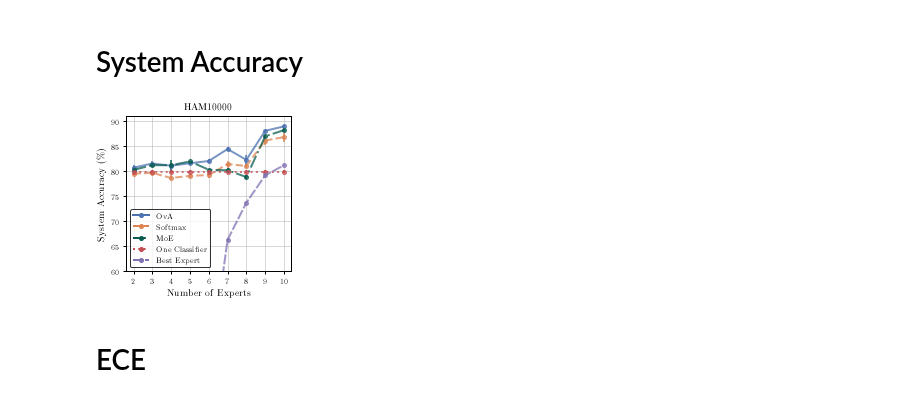
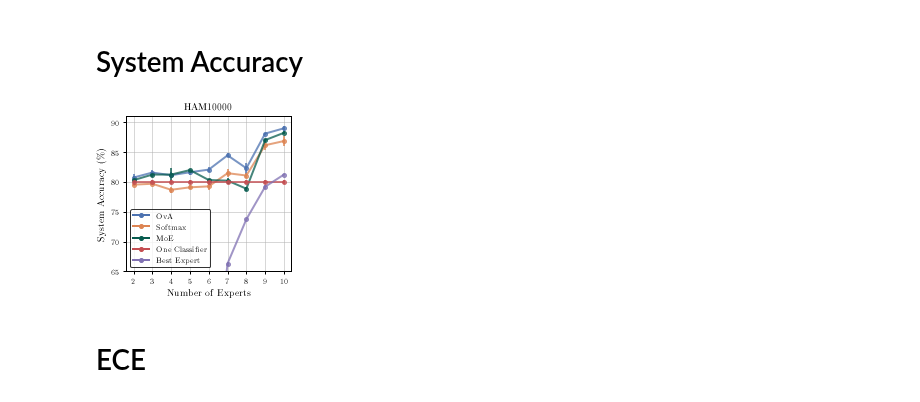
Before and after one commit to rajevv/Multi_L2D, a Jupyter notebook: ham10000/HAM10000Rebuttal.ipynb, the cells around one changed output. Drawn from its saved outputs; the diff is of its cells as text; code cells hidden in the pictures.

```diff
--- a/ham10000/HAM10000Rebuttal.ipynb
+++ b/ham10000/HAM10000Rebuttal.ipynb
@@ -40,33 +40,34 @@ best_expert_args = {"color": cmap[4],
 
 marker_size = 4
 cmap = sns.color_palette()
+ls="-"
 ova_args = {"color": cmap[0],
             "marker": "o",
             "markersize": marker_size,
-            "linestyle": "-"}
+            "linestyle": ls}
 
 softmax_args = {"color": cmap[1],
                 "marker": "o",
                 "markersize": marker_size,
-                "linestyle": "--"}
+                "linestyle": ls}
 
 hemmer_args = {"color": cmap[2],
                "marker": "o",
                "markersize": marker_size,
-               "linestyle": "-."}
+               "linestyle": ls}
 hemmer_args = {"color": (cmap[2][0]-0.3, cmap[2][1]-0.3, cmap[2][2]-0.1),
                        "marker": "o",
                        "markersize": marker_size,
-                       "linestyle": "-."}
+                       "linestyle": ls}
 
 oneclf_args = {"color": cmap[3],
                "marker": "o",
                "markersize": marker_size,
-               "linestyle": ":"}
+               "linestyle": ls}
 best_expert_args = {"color": cmap[4],
                     "marker": "o",
                     "markersize": marker_size,
-                    "linestyle":(0, (5, 1))}
+                    "linestyle": ls}
 # %%
 
 x = np.arange(10)
@@ -171,35 +172,35 @@ ax.errorbar(exp_list, best_expert_sys_acc_mean, yerr=best_expert_sys_acc_std,
              alpha=0.75, **best_expert_args)
 
 # === ax1 lim ===
-ax.set_ylim(60, 91)
+ax.set_ylim(65, 91)
 ax.set_xticks(exp_list)
 ax.set_yticks(ax.get_yticks()[:-1])
 ax.set_xlabel(r"Number of Experts")
 
 # === Grid ===
 ax.grid()
 
 
 # === Legend ===
 ova_leg = mlines.Line2D([], [], label='OvA', **ova_args)
 softmax_leg = mlines.Line2D([], [], label='Softmax', **softmax_args)
 hemmer_leg = mlines.Line2D([], [], label='MoE', **hemmer_args)
 oneclf_leg = mlines.Line2D([], [], label='One Classifier', **oneclf_args)
 bestexpert_leg = mlines.Line2D([], [], label='Best Expert', **best_expert_args)
 legend_list = [ova_leg, softmax_leg, hemmer_leg, oneclf_leg, bestexpert_leg]
 
 # fig.legend(handles=legend_list, loc='center', bbox_to_anchor=(0.4, 0.3), ncol=1, fancybox=True)
 plt.legend(handles=legend_list, loc='best', ncol=1, fancybox=True)
 
 plt.ylabel(r"System Accuracy $(\%)$")
 
 # # === Save ===
 plt.title("HAM10000")
 
 fig.tight_layout()
 fig.savefig("ham10000_sys_acc.pdf")
 # %% [output]
-[figure, old version]
+[figure, new version]
 # %% [markdown]
 # ECE
 # %%
```
Also changed, not shown: parts of 3 cells of this notebook, 4 other files.
